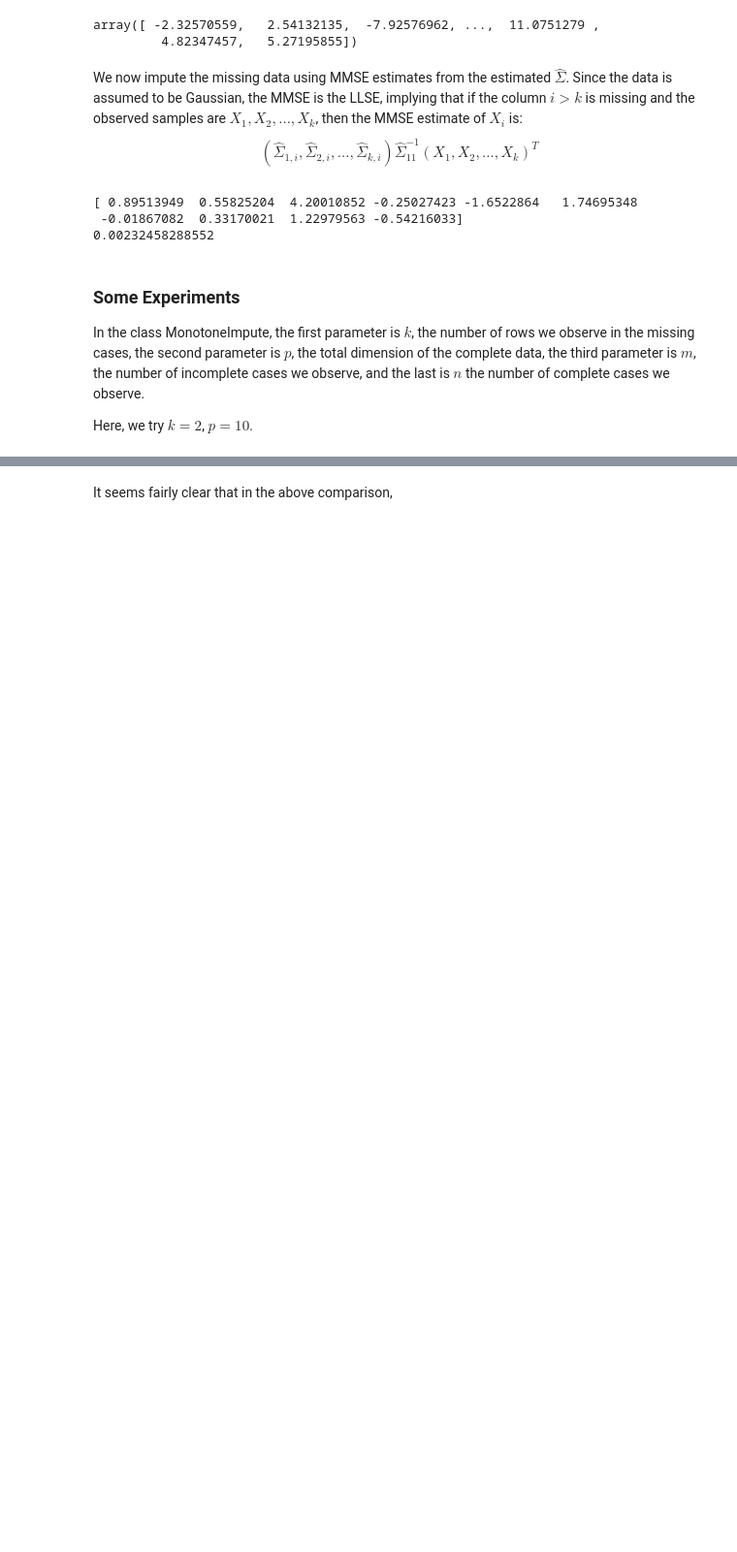
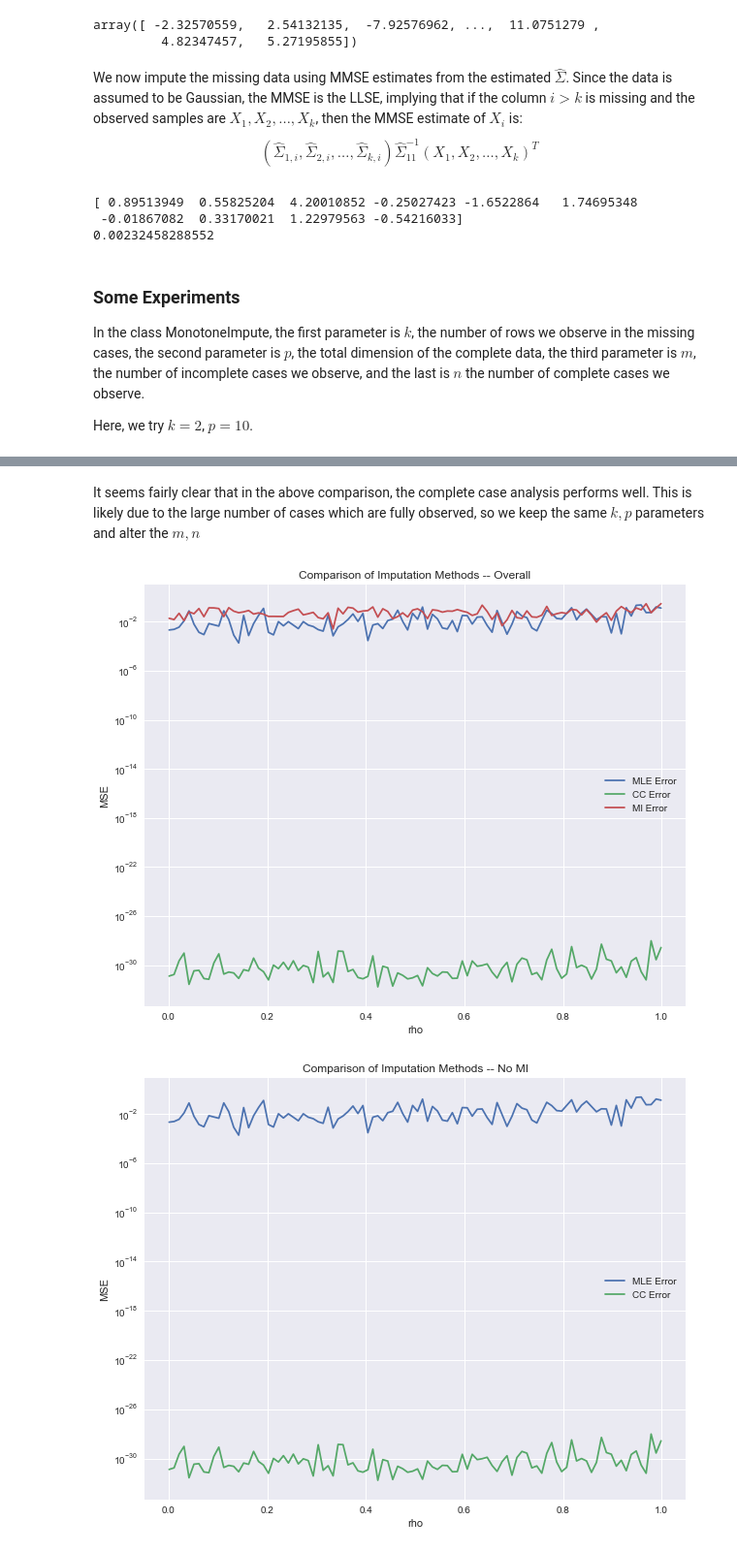
Before and after one commit to kabirc/MissingData, a Jupyter notebook: MLE vs. Imputation (Monotone).ipynb, the cells around one changed output, grey strips where cells are left out. Shown at 97% size. Saved outputs shown, nothing was run; the diff lists cells and outputs as text; code cells hidden in the pictures; blank space fills up the shorter version.

```diff
--- a/MLE vs. Imputation (Monotone).ipynb
+++ b/MLE vs. Imputation (Monotone).ipynb
@@ -250,2 +252,8 @@ tester.run_simulations(np.linspace(0.001, 0.999, 100))
-# %% [markdown]
-It seems fairly clear that in the above comparison,
+# %% [markdown]
+It seems fairly clear that in the above comparison, the complete case analysis performs well.  This is likely due to the large number of cases which are fully observed, so we keep the same $k, p$ parameters and alter the $m, n$
+# %%
+tester = MonotoneImpute(2, 10, 1000, 10)
+tester.run_simulations(np.linspace(0.001, 0.999, 100))
+# %% [output]
+[figure, added]
+[figure, added]
```
Also changed, not shown: parts of 8 cells of this notebook.
